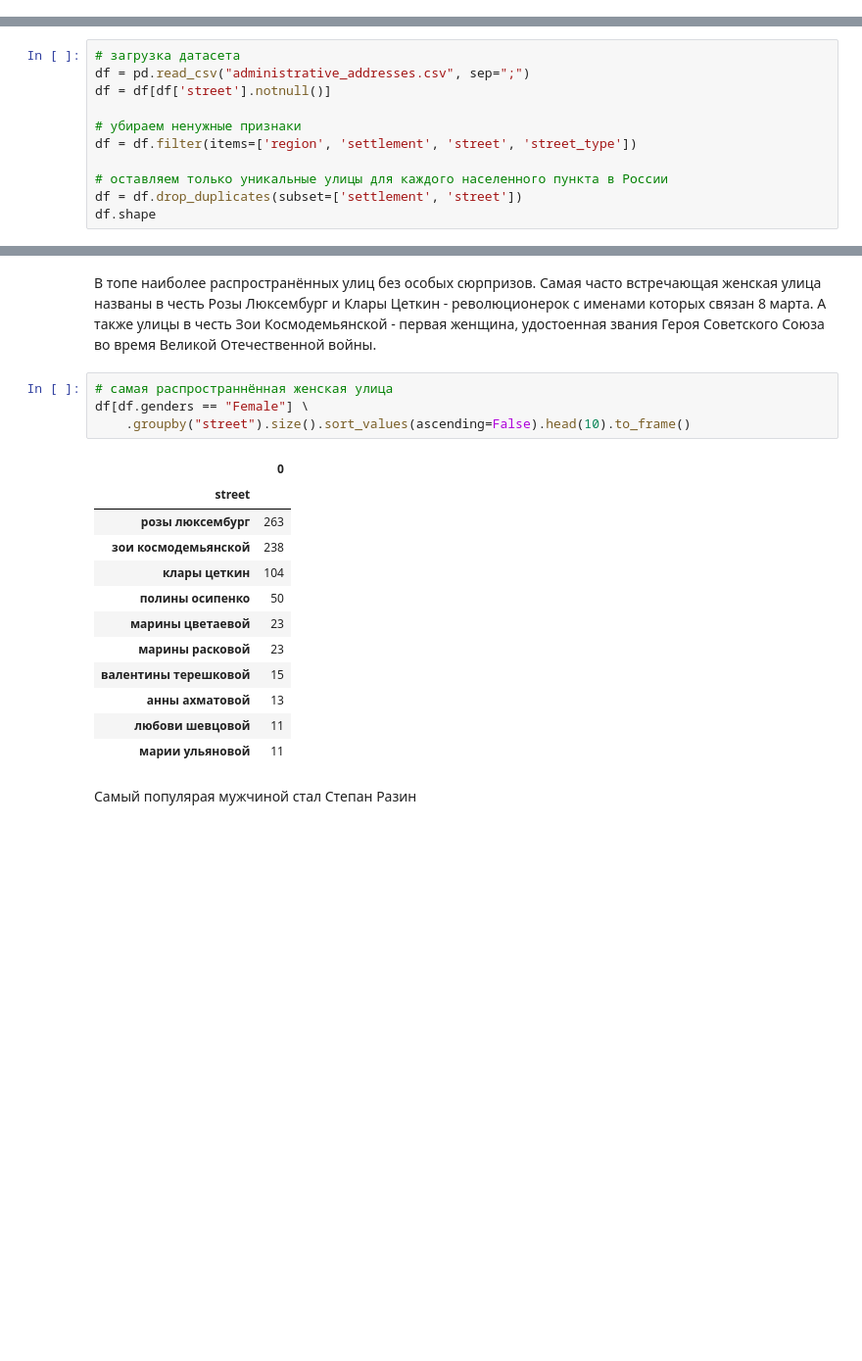
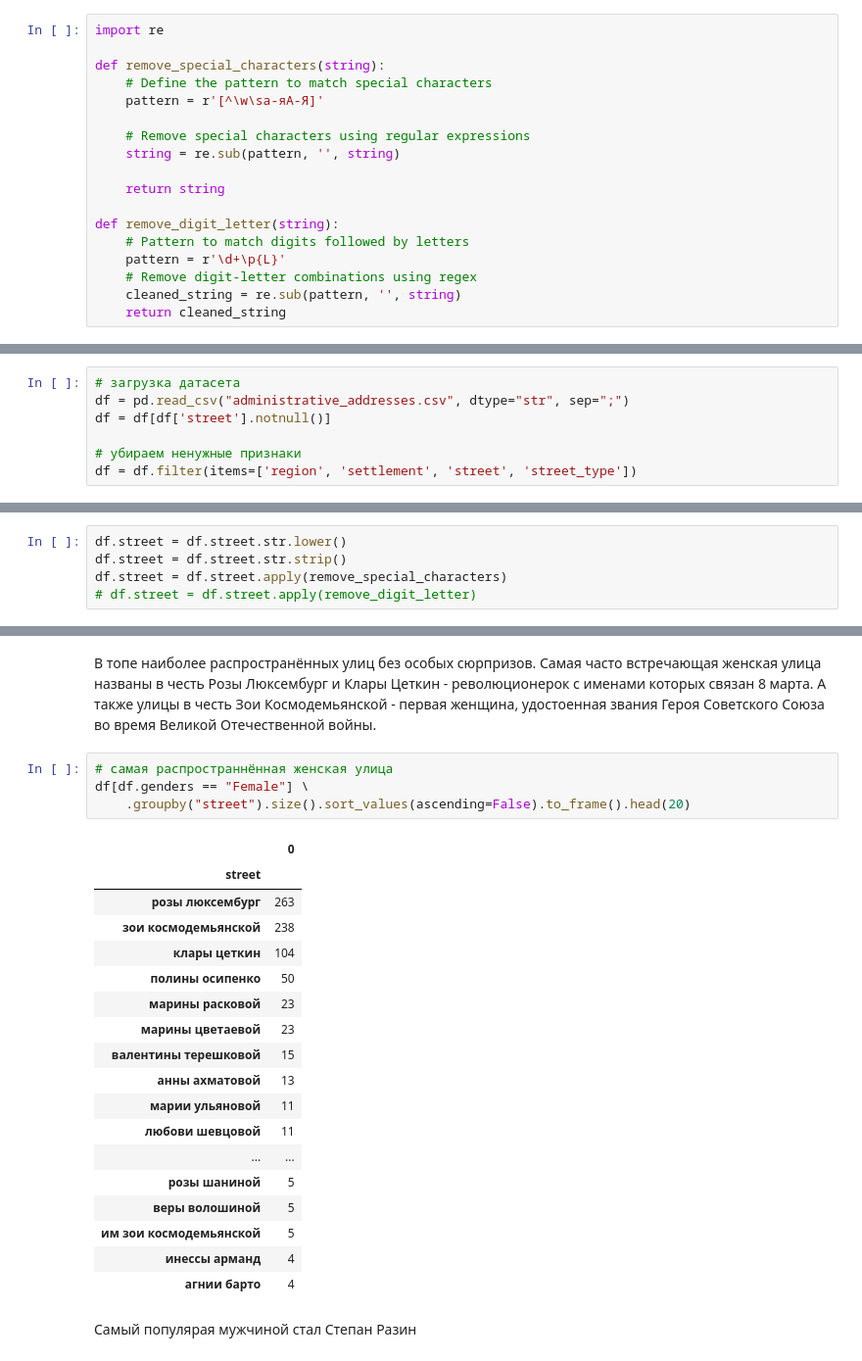
Before and after one commit to kkruglik/female_streets, a Jupyter notebook: russian_streets.ipynb, the cells around one changed output, grey strips where cells are left out. Shown: that part at 98% size. Drawn from its saved outputs; the diff is of its cells as text; blank space fills up the shorter version.

```diff
--- a/russian_streets.ipynb
+++ b/russian_streets.ipynb
@@ -144,6 +144,24 @@ def get_gender(name):
 
 # male_names = male_names.name.to_list()
 # female_names = female_names.name.to_list()
+# %%
+import re
+
+def remove_special_characters(string):
+    # Define the pattern to match special characters
+    pattern = r'[^\w\sа-яА-Я]'
+
+    # Remove special characters using regular expressions
+    string = re.sub(pattern, '', string)
+
+    return string
+
+def remove_digit_letter(string):
+    # Pattern to match digits followed by letters
+    pattern = r'\d+\p{L}'
+    # Remove digit-letter combinations using regex
+    cleaned_string = re.sub(pattern, '', string)
+    return cleaned_string
 # %%
 def get_gender(name):
     count = {'Female':0, 'Male':0, 'Unk':0}
@@ -172,12 +190,8 @@ def get_gender(name):
     return "Unk"
 # %%
 # загрузка датасета
-df = pd.read_csv("administrative_addresses.csv", sep=";")
+df = pd.read_csv("administrative_addresses.csv", dtype="str", sep=";")
 df = df[df['street'].notnull()]
 
 # убираем ненужные признаки
 df = df.filter(items=['region', 'settlement', 'street', 'street_type'])
-
-# оставляем только уникальные улицы для каждого населенного пункта в России
-df = df.drop_duplicates(subset=['settlement', 'street'])
-df.shape
@@ -185,0 +198,5 @@ df.shape
+# %%
+df.street = df.street.str.lower()
+df.street = df.street.str.strip()
+df.street = df.street.apply(remove_special_characters)
+# df.street = df.street.apply(remove_digit_letter)
@@ -314,20 +349,26 @@ df.groupby('genders').size().to_frame()
 # %%
 # самая распространнённая женская улица
 df[df.genders == "Female"] \
-    .groupby("street").size().sort_values(ascending=False).head(10).to_frame()
+    .groupby("street").size().sort_values(ascending=False).to_frame().head(20)
 # %% [output]
 |  | 0 |
 | street |  |
 | розы люксембург | 263 |
 | зои космодемьянской | 238 |
 | клары цеткин | 104 |
 | полины осипенко | 50 |
+| марины расковой | 23 |
 | марины цветаевой | 23 |
-| марины расковой | 23 |
 | валентины терешковой | 15 |
 | анны ахматовой | 13 |
+| марии ульяновой | 11 |
 | любови шевцовой | 11 |
-| марии ульяновой | 11 |
+| ... | ... |
+| розы шаниной | 5 |
+| веры волошиной | 5 |
+| им зои космодемьянской | 5 |
+| инессы арманд | 4 |
+| агнии барто | 4 |
 # %% [markdown]
 Самый популярая мужчиной стал Степан Разин
 # %%
```
Also changed, not shown: parts of 18 cells of this notebook.
